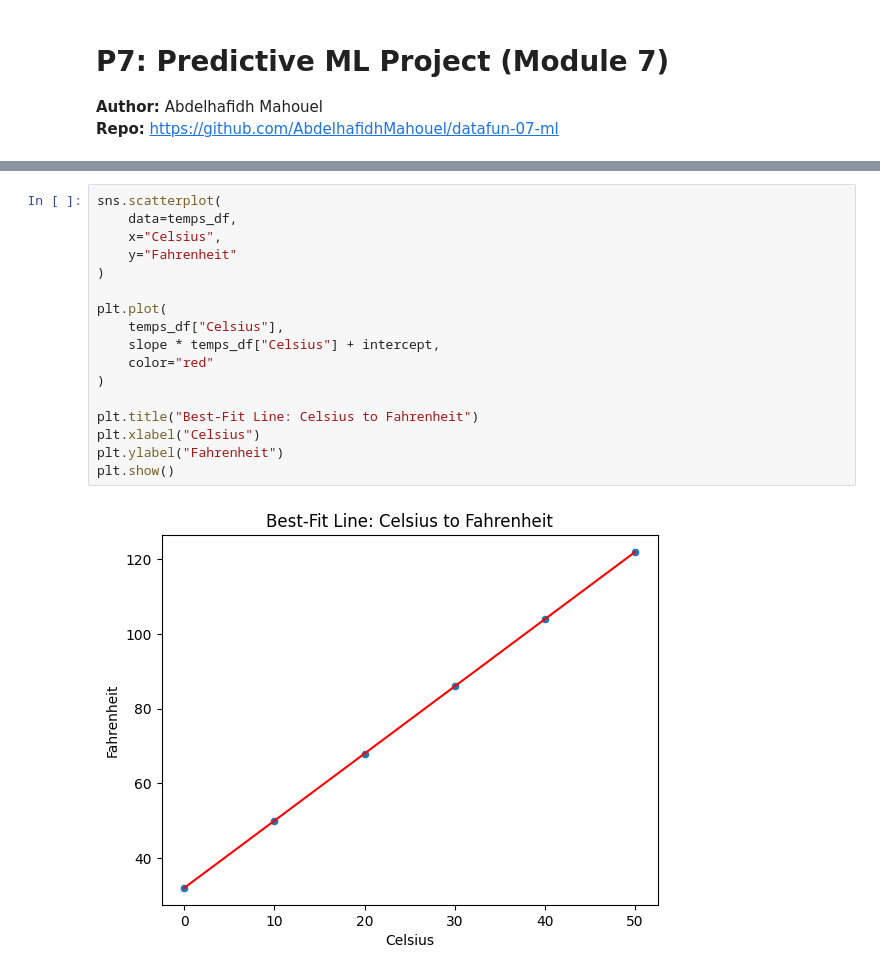
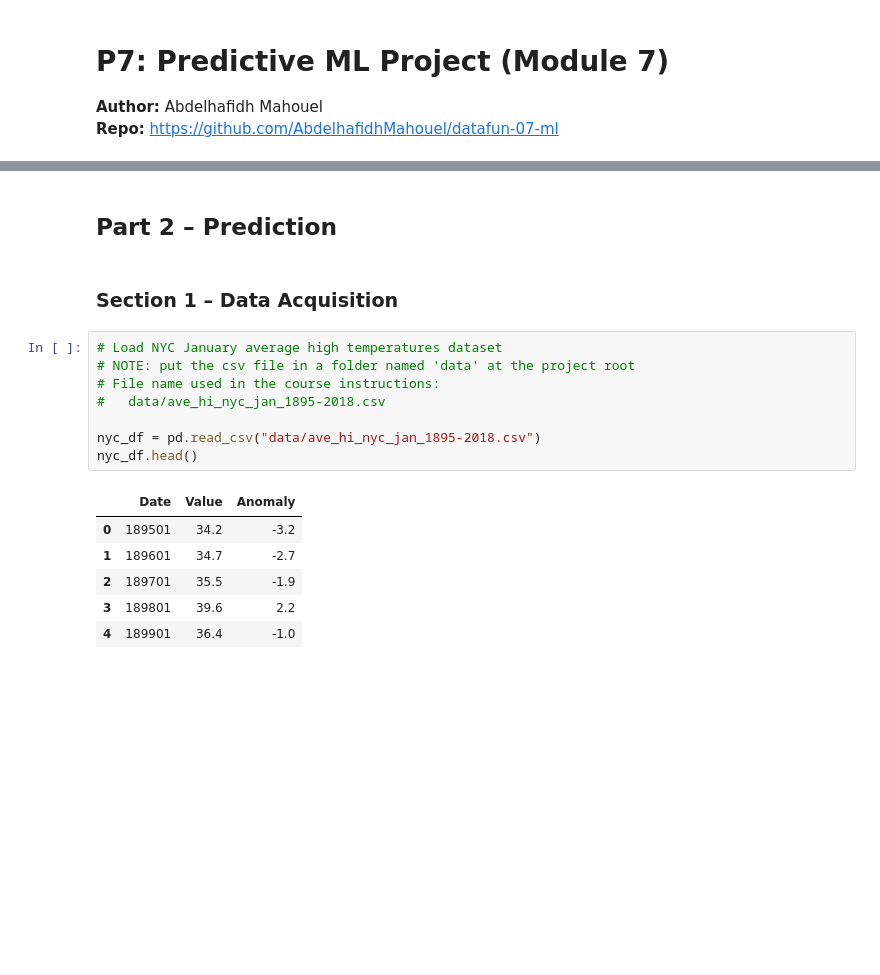
Before and after one commit to AbdelhafidhMahouel/datafun-07-ml, a Jupyter notebook: abdel_ml.ipynb, the cells around one changed output, grey strips where cells are left out. Drawn from its saved outputs; the diff is of its cells as text; blank space fills up the shorter version.

```diff
--- a/abdel_ml.ipynb
+++ b/abdel_ml.ipynb
@@ -56,19 +47,19 @@ slope, intercept
-# %%
-sns.scatterplot(
-    data=temps_df,
-    x="Celsius",
-    y="Fahrenheit"
-)
-
-plt.plot(
-    temps_df["Celsius"],
-    slope * temps_df["Celsius"] + intercept,
-    color="red"
-)
-
-plt.title("Best-Fit Line: Celsius to Fahrenheit")
-plt.xlabel("Celsius")
-plt.ylabel("Fahrenheit")
-plt.show()
-# %% [output]
-[figure, removed]
+# %% [markdown]
+## Part 2 – Prediction
+# %% [markdown]
+### Section 1 – Data Acquisition
+# %%
+# Load NYC January average high temperatures dataset
+# NOTE: put the csv file in a folder named 'data' at the project root
+# File name used in the course instructions:
+#   data/ave_hi_nyc_jan_1895-2018.csv
+
+nyc_df = pd.read_csv("data/ave_hi_nyc_jan_1895-2018.csv")
+nyc_df.head()
+# %% [output]
+|  | Date | Value | Anomaly |
+| 0 | 189501 | 34.2 | -3.2 |
+| 1 | 189601 | 34.7 | -2.7 |
+| 2 | 189701 | 35.5 | -1.9 |
+| 3 | 189801 | 39.6 | 2.2 |
+| 4 | 189901 | 36.4 | -1.0 |
```
Also changed, not shown: parts of 32 cells of this notebook, 1 other file.
